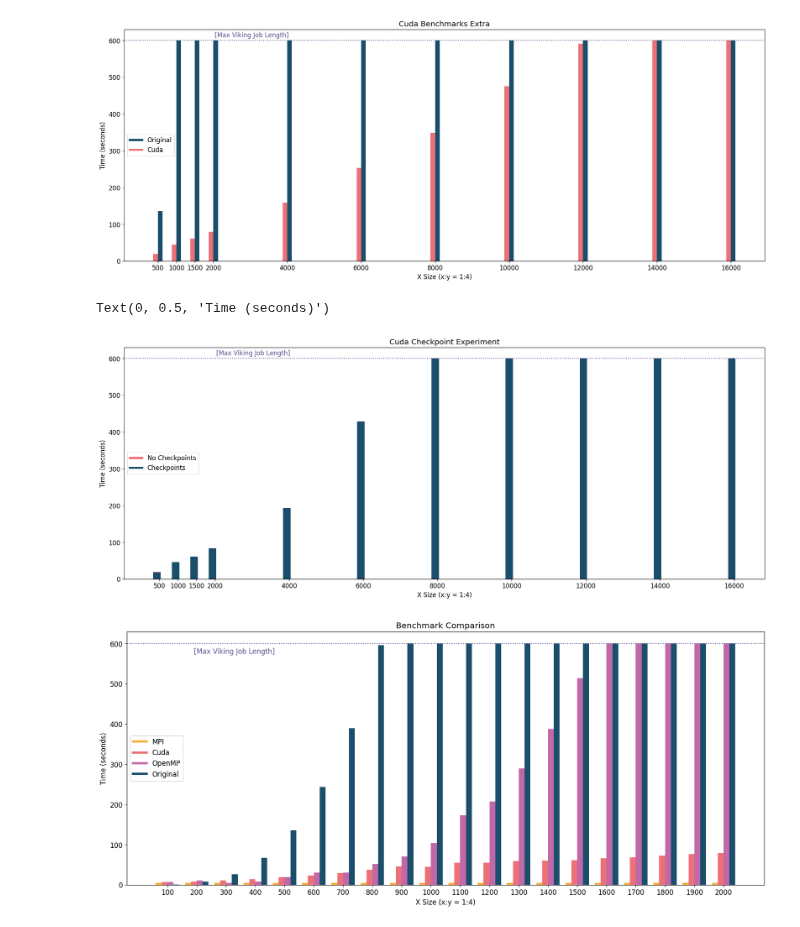
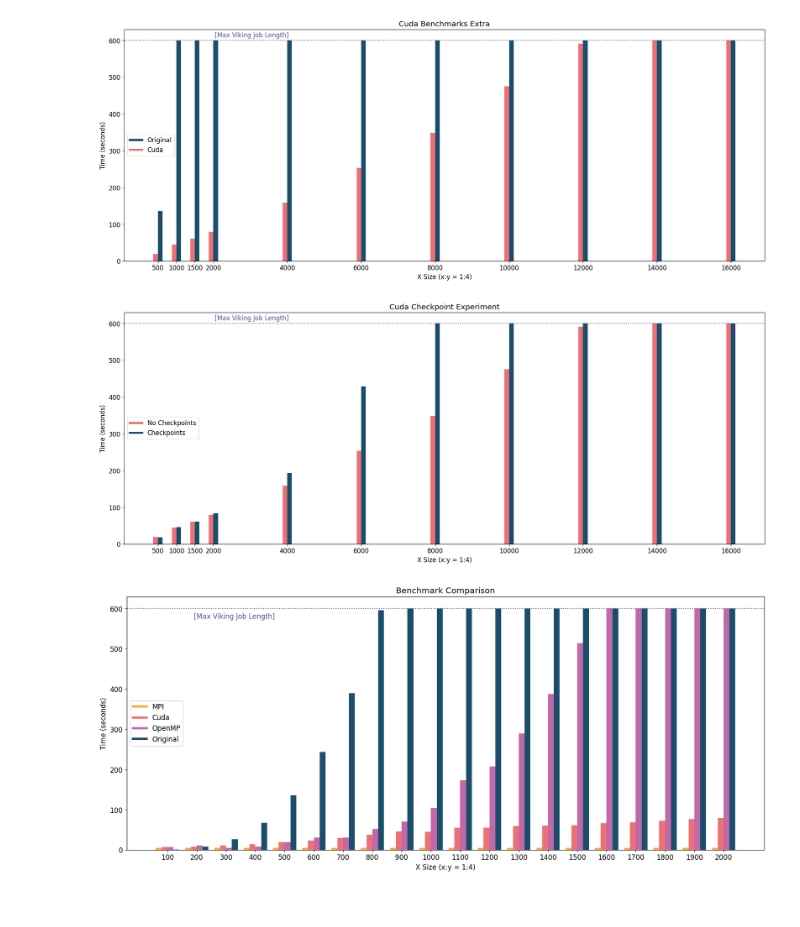
Before and after one commit to LucyIvatt/high-performance-computing, a Jupyter notebook: visualisations.ipynb, the cells around one changed output. Saved outputs shown, nothing was run; the diff lists cells and outputs as text; code cells hidden in the pictures.

Commit message:
kept graphs in visualisation output

```diff
--- a/visualisations.ipynb
+++ b/visualisations.ipynb
@@ -200,37 +200,36 @@ custom_lines = [Line2D([0], [0], color='#EC7176', lw=4),
 
 width = 125
 
 # Loads in the original data into a csv
 cuda_checkpoint_data = pd.read_csv("validation/cuda_checkpoint_experiment_data.csv", header=None)
 cuda_checkpoint_df = pd.DataFrame(cuda_checkpoint_data)
 
 # Set column labels and add average for the runs
 cuda_checkpoint_df.columns=["labels" ,"run"]
 
 cuda_cp_extra = cuda_checkpoint_df.loc[[4, 9, 13, 19, 20, 21, 22, 23, 24, 25, 26]]
 a = cuda_cp_extra.labels.str.split(' ').str[0].str[2:].astype(int).sort_values()
 cuda_cp_extra = cuda_cp_extra.reindex(index=a.index)
 
-
 # Plot the data using bar() method
 plt.figure(figsize=(22,8))
 
 plt.bar(ticks, cuda_extra["average"], width=width, color='#EC7176')
-plt.bar(ticks, cuda_cp_extra["run"], width=width, color='#1B4E6B')
+plt.bar(orig_pos, cuda_cp_extra["run"], width=width, color='#1B4E6B')
 plt.xticks(tick_loc, ticks)
 
 plt.axhline(y=600, color='#58508D', linestyle='dotted')
 plt.text(2100,609,'[Max Viking Job Length]', color='#58508D')
 
 plt.legend(custom_lines, ['No Checkpoints', 'Checkpoints'])
 
 
 plt.title("Cuda Checkpoint Experiment")
 plt.xlabel("X Size (x:y = 1:4)")
 plt.ylabel("Time (seconds)")
+plt.show()
 # %% [output]
-Text(0, 0.5, 'Time (seconds)')
-[figure, old version]
+[figure, new version]
 # %%
 from matplotlib.lines import Line2D
 custom_lines = [Line2D([0], [0], color='#F4AB33', lw=4),
```
